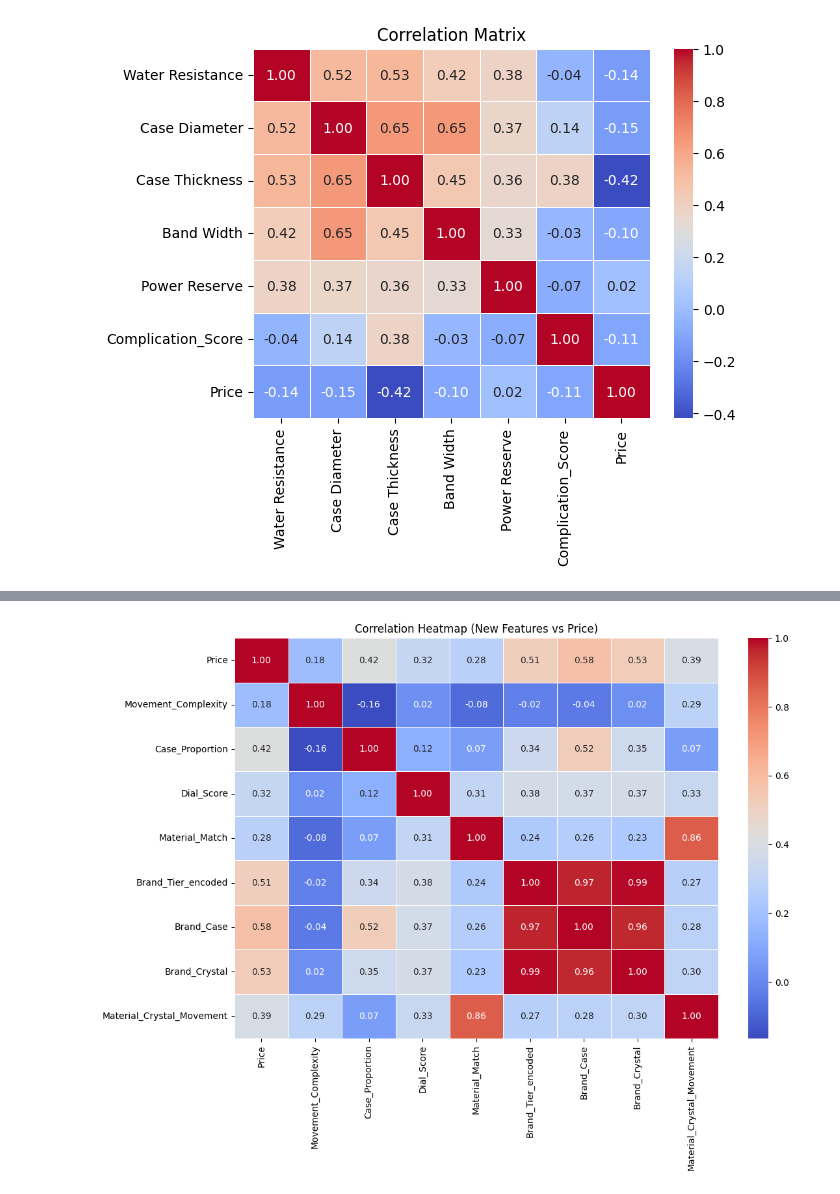
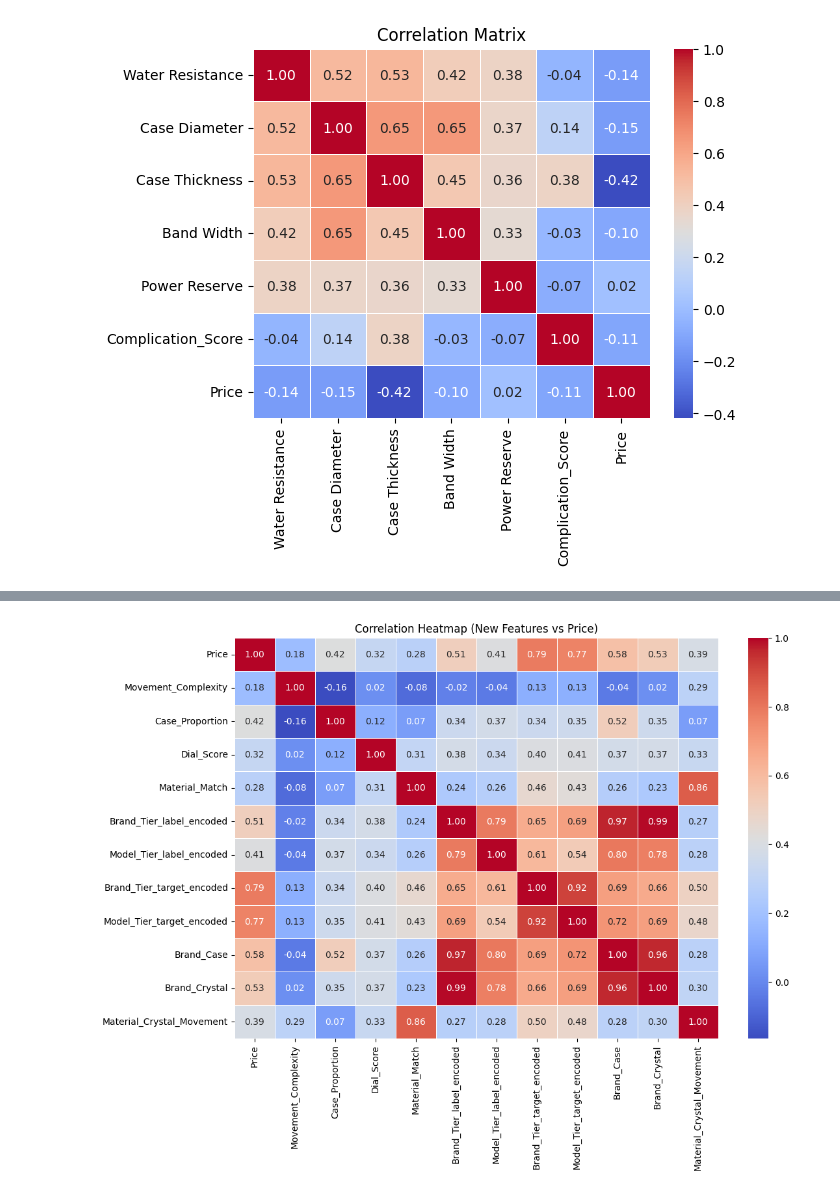
Before and after one commit to wbin04/WatchPricePrediction, a Jupyter notebook: Feature Engineering.ipynb, the cells around one changed output, grey strips where cells are left out. Saved outputs shown, nothing was run; the diff lists cells and outputs as text; code cells hidden in the pictures.

Commit message:
modify data structure, data modeling, perform data regression

```diff
--- a/Feature Engineering.ipynb
+++ b/Feature Engineering.ipynb
@@ -215,7 +275,18 @@ from sklearn.preprocessing import LabelEncoder
 
 label_enc = LabelEncoder()
 
-df['Brand_Tier_encoded'] = label_enc.fit_transform(df['Brand_Tier'])
-df['Water_Tier_encoded'] = label_enc.fit_transform(df['Water_Tier'])
+df['Brand_Tier_label_encoded'] = label_enc.fit_transform(df['Brand_Tier'])
+df['Model_Tier_label_encoded'] = label_enc.fit_transform(df['Model_Tier'])
+
+from category_encoders import TargetEncoder
+
+target_enc = TargetEncoder()
+df['Brand_Tier_target_encoded'] = target_enc.fit_transform(df['Brand_Tier'], df['Price'])
+df['Model_Tier_target_encoded'] = target_enc.fit_transform(df['Model_Tier'], df['Price'])
-# %%
-df = pd.get_dummies(df, columns=['Brand_Tier', 'Water_Tier'], drop_first=True)
+# %%
+df['Brand_Case'] = df['Brand_Tier_label_encoded'] * df['Case_Proportion']
+df['Brand_Crystal'] = df['Brand_Tier_label_encoded'] * (df['Crystal Material'].apply(lambda x: 1 if x == 'Sapphire' else 0))
+df['Material_Crystal_Movement'] = df['Material_Match'] + (df['Crystal Material'].apply(lambda x: 1 if x == 'Sapphire' else 0)) + df['Movement_Complexity']
+
+new_cols = ['Brand_Case', 'Brand_Crystal', 'Material_Crystal_Movement']
+df[new_cols + ['Price']].corr()['Price']
@@ -233,8 +312 @@ Index(['Brand', 'Model', 'Case Material', 'Strap Material', 'Movement Type',
       dtype='object')
-# %%
-df['Brand_Case'] = df['Brand_Tier_encoded'] * df['Case_Proportion']
-df['Brand_Crystal'] = df['Brand_Tier_encoded'] * (df['Crystal Material'].apply(lambda x: 1 if x == 'Sapphire' else 0))
-df['Material_Crystal_Movement'] = df['Material_Match'] + (df['Crystal Material'].apply(lambda x: 1 if x == 'Sapphire' else 0)) + df['Movement_Complexity']
-
-new_cols = ['Brand_Case', 'Brand_Crystal', 'Material_Crystal_Movement']
-df[new_cols + ['Price']].corr()['Price']
@@ -250,15 +313,16 @@ df['Dial_Score'].value_counts()
 # %%
 correlation_cols = [
     'Price', 'Movement_Complexity',
     'Case_Proportion', 'Dial_Score', 'Material_Match',
-    'Brand_Tier_encoded', 'Brand_Case', 'Brand_Crystal', 'Material_Crystal_Movement'
+    'Brand_Tier_label_encoded','Model_Tier_label_encoded', 'Brand_Tier_target_encoded','Model_Tier_target_encoded',
+    'Brand_Case', 'Brand_Crystal', 'Material_Crystal_Movement'
 ]
 
 corr_matrix = df[correlation_cols].corr()
 
 plt.figure(figsize=(12, 8))
 sns.heatmap(corr_matrix, annot=True, cmap='coolwarm', fmt=".2f", linewidths=0.5)
 plt.title('Correlation Heatmap (New Features vs Price)')
 plt.show()
 # %% [output]
-[figure, old version]
+[figure, new version]
```
Also changed, not shown: parts of 36 cells of this notebook, 10 other files.
